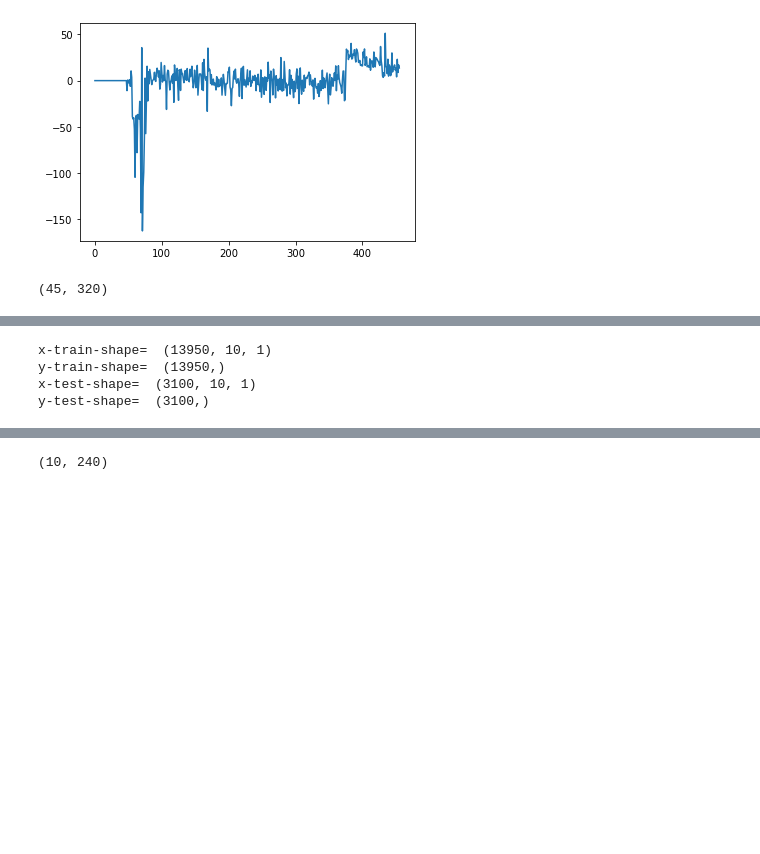
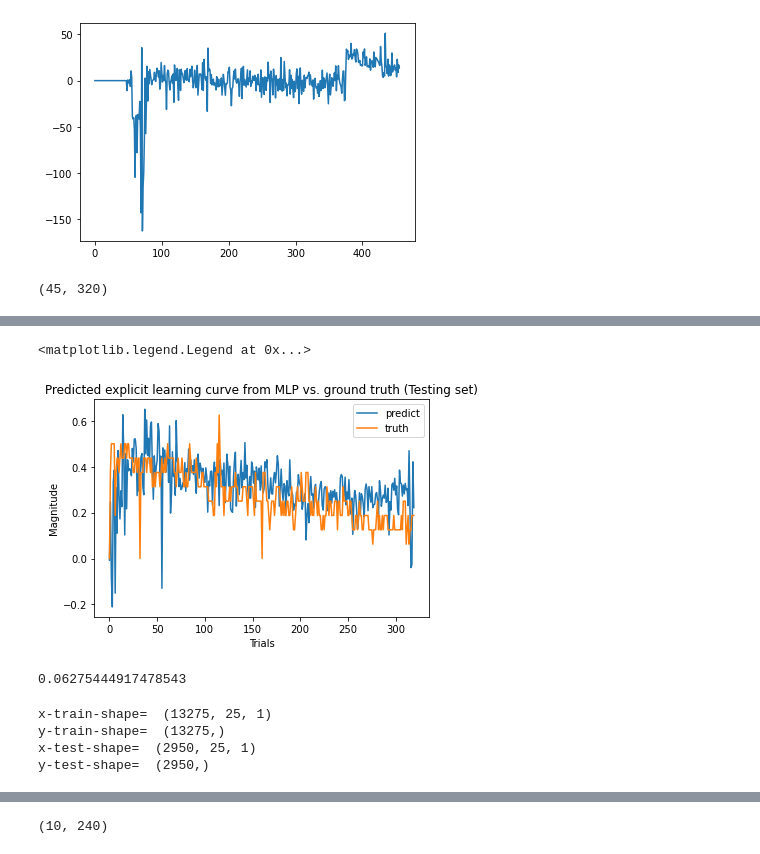
Before and after one commit to Evenstarneko/DL_Final_Project, a Jupyter notebook: Data_visualization.ipynb, the cells around one changed output, grey strips where cells are left out. Cells and saved outputs as stored; diff of their text form; code cells hidden in the pictures; blank space fills up the shorter version.

```diff
--- a/Data_visualization.ipynb
+++ b/Data_visualization.ipynb
@@ -180,5 +182,21 @@ plt.plot(testY[7])
+# %%
+predict_linear = model.predict(testX)
+plt.plot(predict_linear[5], label = "predict")
+plt.plot(testY[4], label = "truth")
+plt.xlabel("Trials")
+plt.ylabel("Magnitude")
+plt.title("Predicted explicit learning curve from MLP vs. ground truth (Testing set)")
+plt.legend()
+# %% [output]
+<matplotlib.legend.Legend at 0x...>
+[figure, added]
+# %%
+MSE = np.sum((predict_linear - testY)**2)/testY.shape[0]/testY.shape[1]
+print(MSE)
+# %% [output]
+0.06275444917478543
 # %%
-timestep=10
+timestep=25
 x_train=[]
 y_train=[]
 x_test=[]
@@ -201,10 +219,10 @@ print("y-train-shape= ",y_train.shape)
 print("x-test-shape= ",x_test.shape)
 print("y-test-shape= ",y_test.shape)
 # %% [output]
-x-train-shape=  (13950, 10, 1)
-y-train-shape=  (13950,)
-x-test-shape=  (3100, 10, 1)
-y-test-shape=  (3100,)
+x-train-shape=  (13275, 25, 1)
+y-train-shape=  (13275,)
+x-test-shape=  (2950, 25, 1)
+y-test-shape=  (2950,)
 # %%
 import numpy
 import matplotlib.pyplot as plt
```
Also changed, not shown: parts of 24 cells of this notebook.
